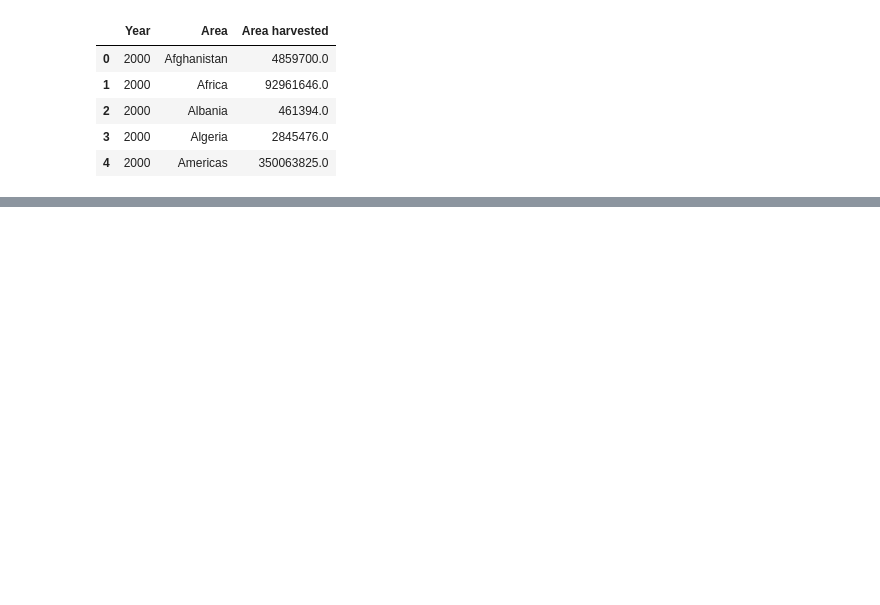
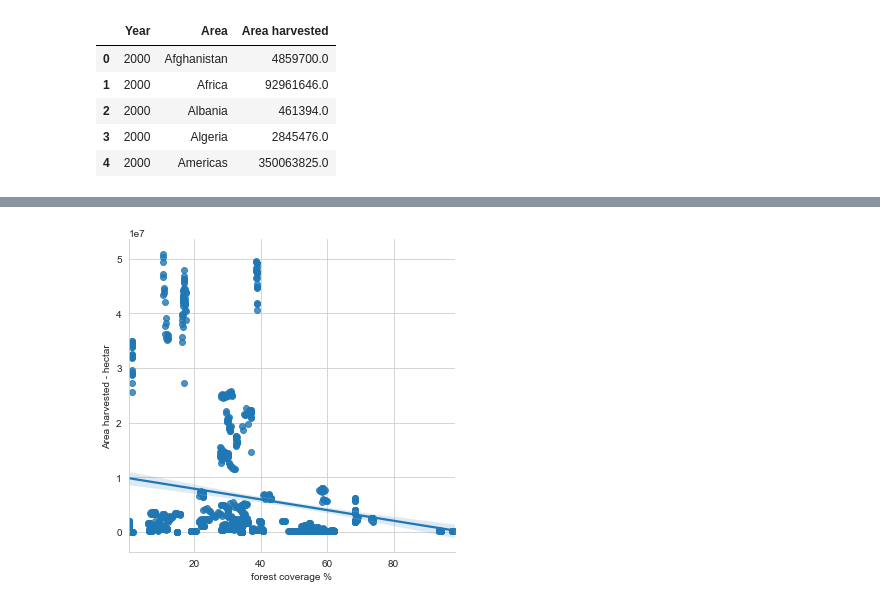
Before and after one commit to BoSuto/Specialist-Certificate-in-Data-Analytics-Essential-Jan-2023, a Jupyter notebook: Project_May_2023.ipynb, the cells around one changed output, grey strips where cells are left out. Cells and saved outputs as stored; diff of their text form; code cells hidden in the pictures; blank space fills up the shorter version.

```diff
--- a/Project_May_2023.ipynb
+++ b/Project_May_2023.ipynb
@@ -717,0 +650,8 @@ Notes:
+# %%
+sns.lmplot(x='forest coverage',y='Area harvested',data = final_df_filtered)
+plt.xlabel('forest coverage %')
+plt.ylabel('Area harvested - hectar')
+
+plt.show()
+# %% [output]
+[figure, added]
```
Also changed, not shown: parts of 51 cells of this notebook.
